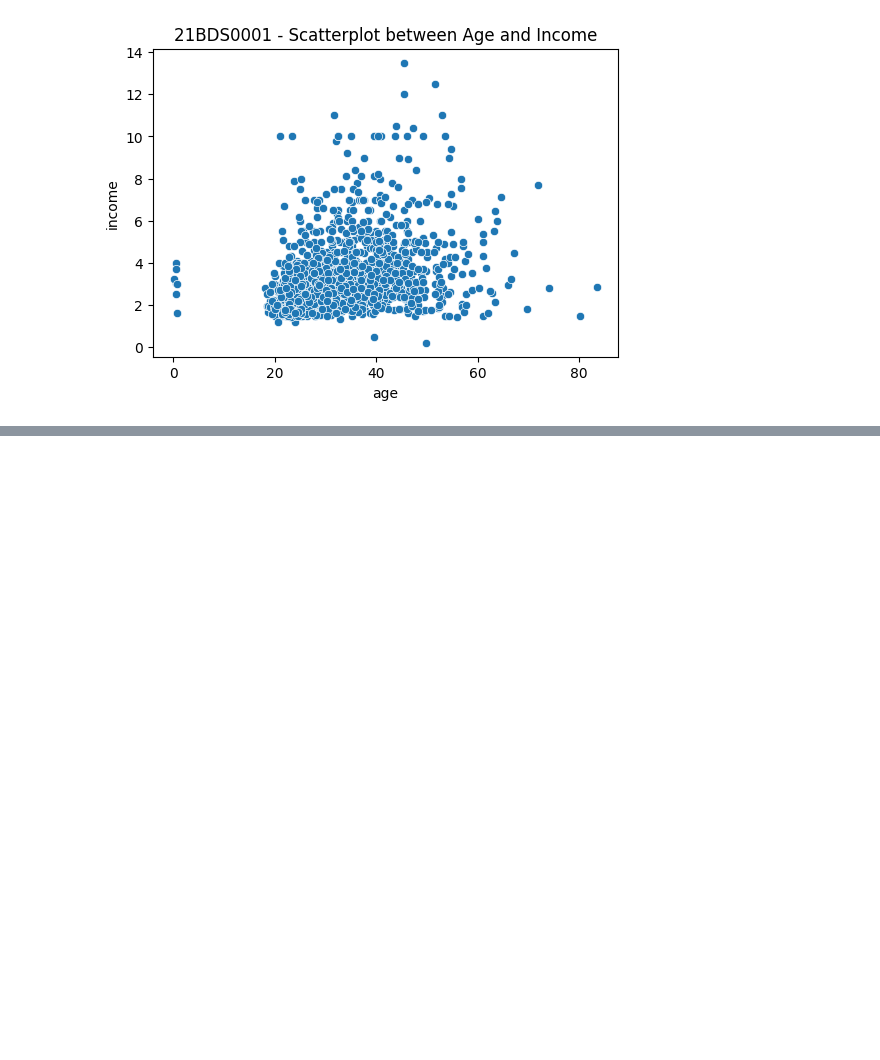
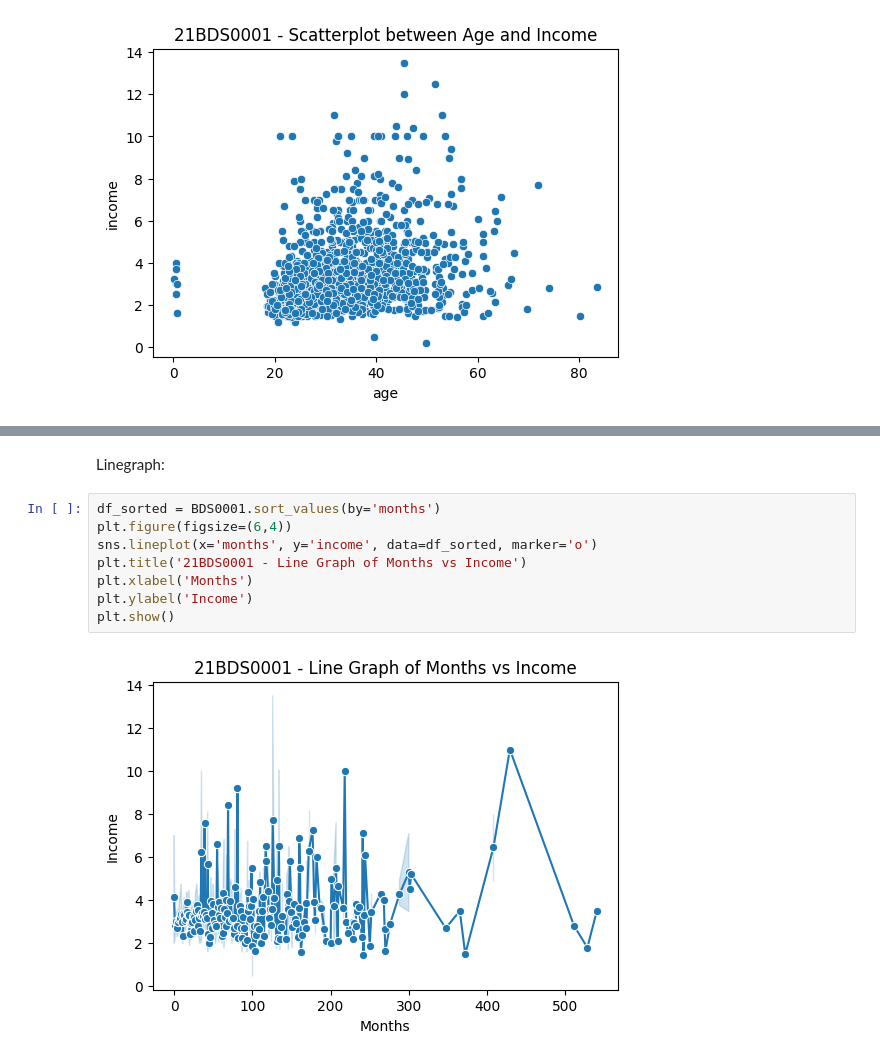
Before and after one commit to mukund-n/EDA---DA---21BDS0001, a Jupyter notebook: EDA_21BDS0001.ipynb, the cells around one changed output, grey strips where cells are left out. Cells and saved outputs as stored; diff of their text form; blank space fills up the shorter version.

```diff
--- a/EDA_21BDS0001.ipynb
+++ b/EDA_21BDS0001.ipynb
@@ -396,0 +397,12 @@ plt.show()
+# %% [markdown]
+Linegraph:
+# %%
+df_sorted = BDS0001.sort_values(by='months')
+plt.figure(figsize=(6,4))
+sns.lineplot(x='months', y='income', data=df_sorted, marker='o')
+plt.title('21BDS0001 - Line Graph of Months vs Income')
+plt.xlabel('Months')
+plt.ylabel('Income')
+plt.show()
+# %% [output]
+[figure, added]
```
Also changed, not shown: parts of 18 cells of this notebook.
